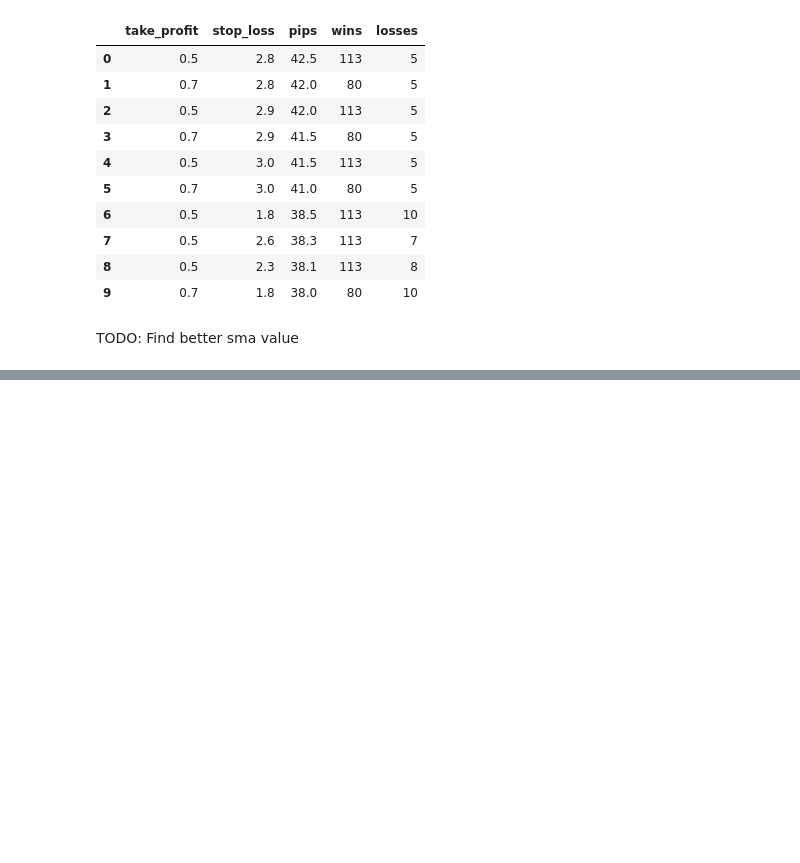
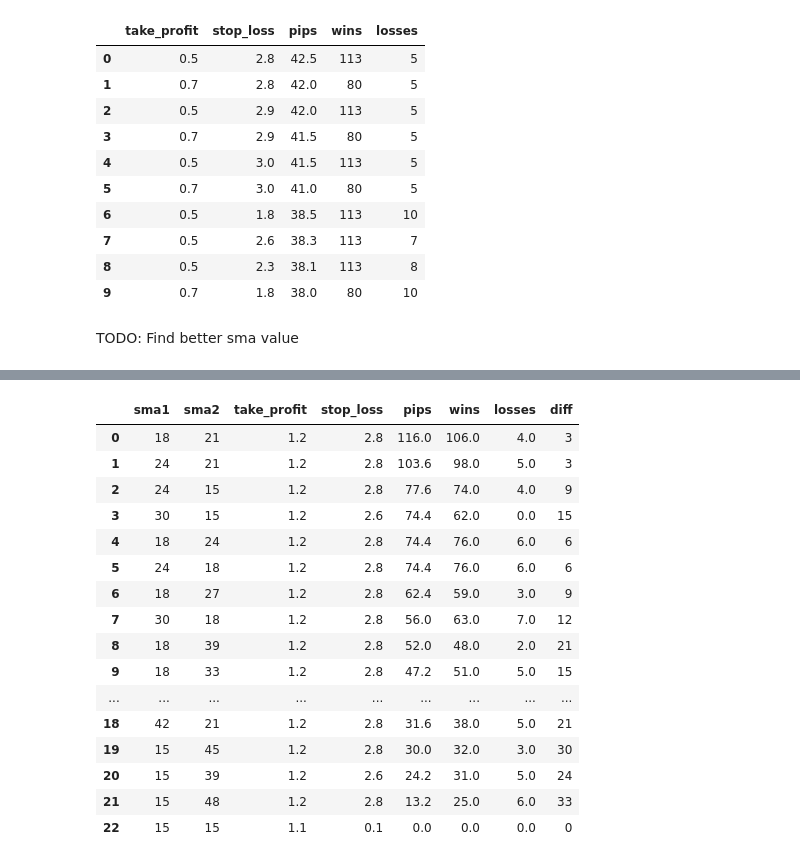
Before and after one commit to Jpaku93/SignalAnlysis-and-Optimization, a Jupyter notebook: signalTest.ipynb, the cells around one changed output, grey strips where cells are left out. Cells and saved outputs as stored; diff of their text form; code cells hidden in the pictures; blank space fills up the shorter version.

```diff
--- a/signalTest.ipynb
+++ b/signalTest.ipynb
@@ -165,0 +233,6 @@ TODO: Find better sma value
+# %%
+df_final = pd.DataFrame({'sma1': df.sma1, 'sma2': df.sma2, 'take_profit': tp, 'stop_loss': sl, 'pips': pips, 'wins': wins, 'losses': losses})
+# sort df by pips
+df_final = df_final.sort_values(by=['pips'], ascending=False).reset_index(drop=True)
+# filter out the rows with pips less than 0
+df_final[df_final['pips'] > 0].head(10)
@@ -165,0 +251,29 @@ TODO: Find better sma value
+# %%
+# group by the difference between sma1 and sma2 and count of grouped cases
+df_final['diff'] = df_final['sma1'] - df_final['sma2']
+
+df_final = df_final.groupby('diff').head(1).reset_index(drop=True)
+
+# if value in diff is - then change it to +
+df_final['diff'] = df_final['diff'].abs()
+
+# sort df by diff
+df_final.sort_values(by=['pips','diff'], ascending=False).reset_index(drop=True)
+# %% [output]
+|  | sma1 | sma2 | take_profit | stop_loss | pips | wins | losses | diff |
+| 0 | 18 | 21 | 1.2 | 2.8 | 116.0 | 106.0 | 4.0 | 3 |
+| 1 | 24 | 21 | 1.2 | 2.8 | 103.6 | 98.0 | 5.0 | 3 |
+| 2 | 24 | 15 | 1.2 | 2.8 | 77.6 | 74.0 | 4.0 | 9 |
+| 3 | 30 | 15 | 1.2 | 2.6 | 74.4 | 62.0 | 0.0 | 15 |
+| 4 | 18 | 24 | 1.2 | 2.8 | 74.4 | 76.0 | 6.0 | 6 |
+| 5 | 24 | 18 | 1.2 | 2.8 | 74.4 | 76.0 | 6.0 | 6 |
+| 6 | 18 | 27 | 1.2 | 2.8 | 62.4 | 59.0 | 3.0 | 9 |
+| 7 | 30 | 18 | 1.2 | 2.8 | 56.0 | 63.0 | 7.0 | 12 |
+| 8 | 18 | 39 | 1.2 | 2.8 | 52.0 | 48.0 | 2.0 | 21 |
+| 9 | 18 | 33 | 1.2 | 2.8 | 47.2 | 51.0 | 5.0 | 15 |
+| ... | ... | ... | ... | ... | ... | ... | ... | ... |
+| 18 | 42 | 21 | 1.2 | 2.8 | 31.6 | 38.0 | 5.0 | 21 |
+| 19 | 15 | 45 | 1.2 | 2.8 | 30.0 | 32.0 | 3.0 | 30 |
+| 20 | 15 | 39 | 1.2 | 2.6 | 24.2 | 31.0 | 5.0 | 24 |
+| 21 | 15 | 48 | 1.2 | 2.8 | 13.2 | 25.0 | 6.0 | 33 |
+| 22 | 15 | 15 | 1.1 | 0.1 | 0.0 | 0.0 | 0.0 | 0 |
```
Also changed, not shown: parts of 4 cells of this notebook.
